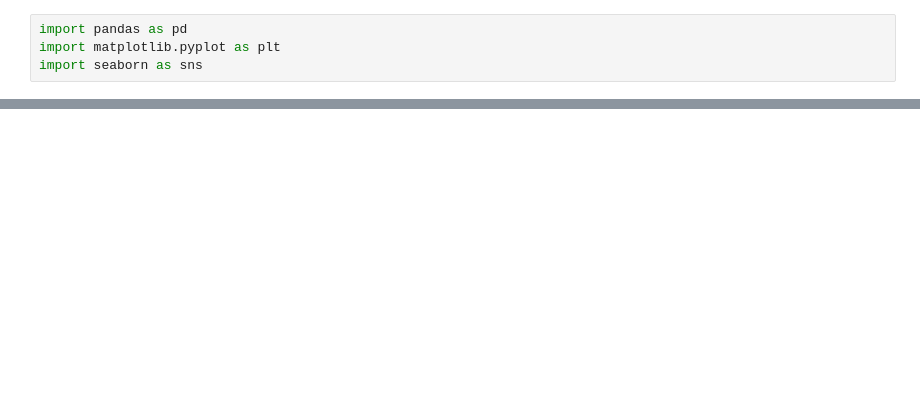
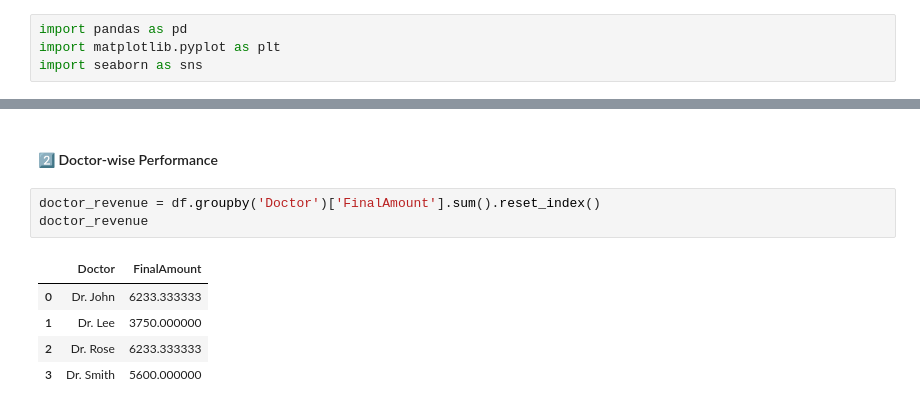
Before and after one commit to Himani2910/Data-Science-Assignments, a Jupyter notebook: DS Assignment4.ipynb, the cells around one changed output, grey strips where cells are left out. Cells and saved outputs as stored; diff of their text form; blank space fills up the shorter version.

```diff
--- a/DS Assignment4.ipynb
+++ b/DS Assignment4.ipynb
@@ -708,0 +702,11 @@ Passing `palette` without assigning `hue` is deprecated and will be removed in v
+# %% [markdown]
+#### 2️⃣ Doctor-wise Performance ####
+# %%
+doctor_revenue = df.groupby('Doctor')['FinalAmount'].sum().reset_index()
+doctor_revenue
+# %% [output]
+|  | Doctor | FinalAmount |
+| 0 | Dr. John | 6233.333333 |
+| 1 | Dr. Lee | 3750.000000 |
+| 2 | Dr. Rose | 6233.333333 |
+| 3 | Dr. Smith | 5600.000000 |
```
Also changed, not shown: parts of 12 cells of this notebook.
